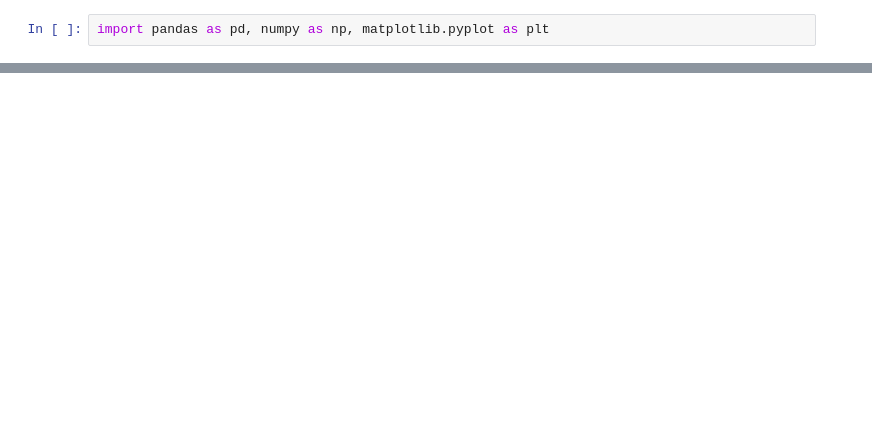
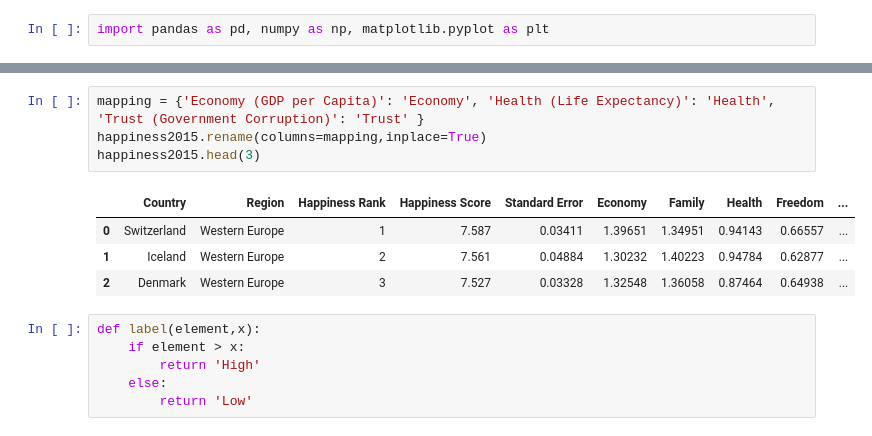
Before and after one commit to OOyaluade/Data_Science, a Jupyter notebook: World_Happiness_2015/World_Happiness_2015.ipynb, the cells around one changed output, grey strips where cells are left out. Saved outputs shown, nothing was run; the diff lists cells and outputs as text; blank space fills up the shorter version.

```diff
--- a/World_Happiness_2015/World_Happiness_2015.ipynb
+++ b/World_Happiness_2015/World_Happiness_2015.ipynb
@@ -105,0 +111,15 @@ happy_family_stats = happiness2015.groupby('Region')[['Family','Happiness Score'
+# %%
+mapping = {'Economy (GDP per Capita)': 'Economy', 'Health (Life Expectancy)': 'Health', 'Trust (Government Corruption)': 'Trust' }
+happiness2015.rename(columns=mapping,inplace=True)
+happiness2015.head(3)
+# %% [output]
+|  | Country | Region | Happiness Rank | Happiness Score | Standard Error | Economy | Family | Health | Freedom | ... |
+| 0 | Switzerland | Western Europe | 1 | 7.587 | 0.03411 | 1.39651 | 1.34951 | 0.94143 | 0.66557 | ... |
+| 1 | Iceland | Western Europe | 2 | 7.561 | 0.04884 | 1.30232 | 1.40223 | 0.94784 | 0.62877 | ... |
+| 2 | Denmark | Western Europe | 3 | 7.527 | 0.03328 | 1.32548 | 1.36058 | 0.87464 | 0.64938 | ... |
+# %%
+def label(element,x):
+    if element > x:
+        return 'High'
+    else:
+        return 'Low'
```
Also changed, not shown: parts of 27 cells of this notebook, 1 other file.
